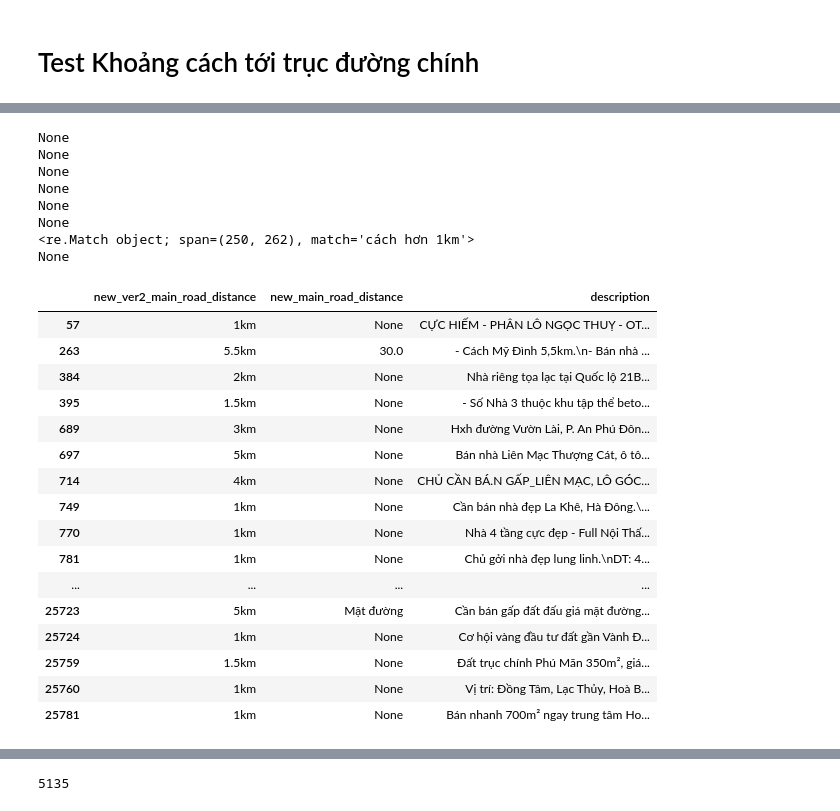
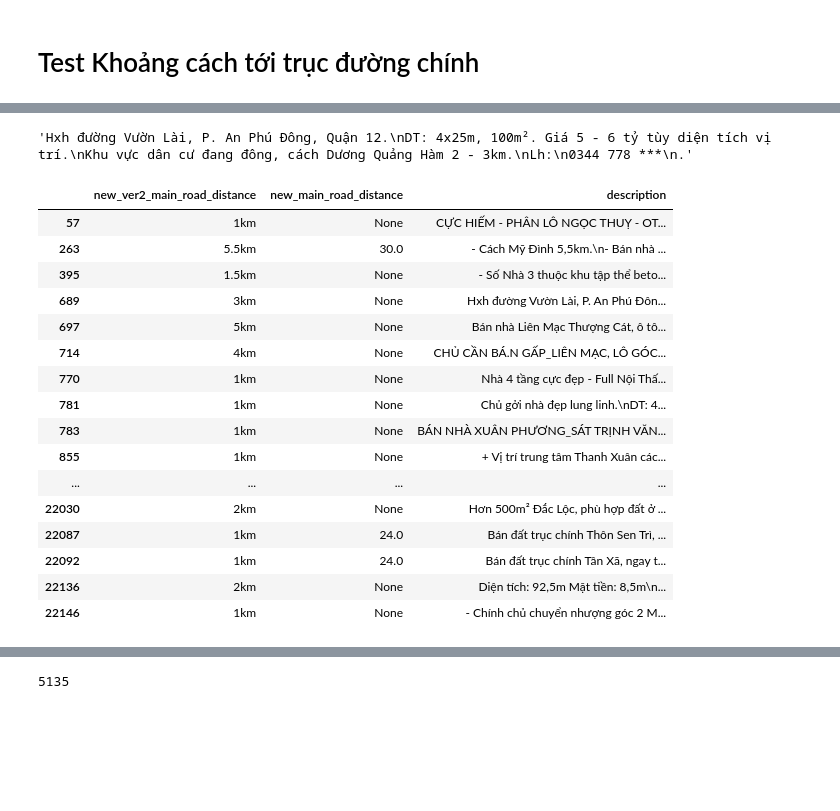
Before and after one commit to PhamMaiLinh-2403/estates-scraping-bds, a Jupyter notebook: test.ipynb, the cells around one changed output, grey strips where cells are left out. Cells and saved outputs as stored; diff of their text form; code cells hidden in the pictures; blank space fills up the shorter version.

```diff
--- a/test.ipynb
+++ b/test.ipynb
@@ -685,57 +699,30 @@ None
-# %%
-des = df.loc[749]['description']
-
-duong = 'đường|phố|mặt đường|mặt phố'
-mattien = 'mp|mặt tiền|mt|nhà|quốc lộ|ql'
-not_road = 'trường|chợ|siêu thị|vincom|aeon|lotte|biển|sông|hồ|bệnh viện|ubnd \
-            |công viên|cv|hẻm|hxh|ngõ|chung cư|cc|vườn|trung tâm|khu đô thị|kđt \
-            |kdt|vinmart|winmart|vin|mall|tttm|bigc|go|gigamall|sân bay|quận|q(?:\d+) \
-            |thành phố|tp|huyện|thị xã|thị trấn|tx'
-
-cach_duong_digit = re.search(rf'cách\s*(?:{duong})\s*(?:(?!\d+(?:[.,]\d+)*k*m)\S+\s*){{0,5}}?\D(\d+(?:[.,]\d+)*k*m)', des.lower())
-cach_not_digit_duong = re.search(rf'cách\s*(?:(?!\d+(?:[.,]\d+)*k*m)(?!{not_road})\S+\s*){{1,7}}?\D(\d+(?:[.,]\d+)*k*m)\s*(?:(?!{not_road})\S+\s*){{0,2}}(?:{duong})\s*', des.lower())
-ra_duong = re.search(rf'\D(\d+(?:[.,]\d+)*k*m)\s*ra\s*(?:{duong})\s*(?:\S+\s+){{0,5}}', des.lower())
-cach_mattien_digit = re.search(rf'cách\s*(?:{mattien})\s*(?:(?!\d+(?:[.,]\d+)*k*m)(?!{not_road})\S+\s*){{1,7}}?\D(\d+(?:[.,]\d+)*k*m)', des.lower())
-cach_not_digit_mattien = re.search(rf'cách\s*(?:(?!\d+(?:[.,]\d+)*k*m)(?!{not_road})\S+\s*){{1,7}}?\D(\d+(?:[.,]\d+)*k*m)\s*(?:(?!{not_road})\S+\s*){{0,2}}(?:{mattien})\s*', des.lower())
-ra_mattien = re.search(rf'\D(\d+(?:[.,]\d+)*k*m)\s*ra\s*(?:{mattien})\s*(?:\S+\s+){{0,5}}', des.lower())
-cach_not_digit_not_forbidden = re.search(rf'cách\s*(?:(?!\d+(?:[.,]\d+)*k*m)(?!{not_road})\S+\s*){{1,7}}\D(\d+(?:[.,]\d+)*k*m)(?!\s*(?:\S+\s*){{0,7}}{not_road})', des.lower())
-ra_digit_not_for = re.search(rf'\D(\d+(?:[,.]\d+)*k*m)\s*ra(?!\s*(?:\S+\s*){{0,7}}{not_road})', des.lower())
-all_patterns = [cach_duong_digit, cach_not_digit_duong, ra_duong, cach_mattien_digit, cach_not_digit_mattien, ra_mattien, cach_not_digit_not_forbidden, ra_digit_not_for]
-
-for pattern in all_patterns:
-    print(pattern)
-# %% [output]
-None
-None
-None
-None
-None
-None
-<re.Match object; span=(250, 262), match='cách hơn 1km'>
-None
+# %%
+df.loc[689]['description']
+# %% [output]
+'Hxh đường Vườn Lài, P. An Phú Đông, Quận 12.\nDT: 4x25m, 100m². Giá 5 - 6 tỷ tùy diện tích vị trí.\nKhu vực dân cư đang đông, cách Dương Quảng Hàm 2 - 3km.\nLh:\n0344 778 ***\n.'
 # %%
 pd.set_option('display.max_colwidth', None)
 pd.set_option('display.max_rows', None)
 
-df[(df['new_ver2_main_road_distance'].str.contains('km')) & (~df['new_ver2_main_road_distance'].isna())][['new_ver2_main_road_distance','new_main_road_distance', 'description']]
+df[(df['new_ver2_main_road_distance'].str.contains('km')) & (~df['new_ver2_main_road_distance'].isna())].iloc[:200][['new_ver2_main_road_distance','new_main_road_distance', 'description']]
 # %% [output]
 |  | new_ver2_main_road_distance | new_main_road_distance | description |
 | 57 | 1km | None | CỰC HIẾM - PHÂN LÔ NGỌC THUỴ - OT... |
 | 263 | 5.5km | 30.0 | - Cách Mỹ Đình 5,5km.\n- Bán nhà ... |
-| 384 | 2km | None | Nhà riêng tọa lạc tại Quốc lộ 21B... |
 | 395 | 1.5km | None | - Số Nhà 3 thuộc khu tập thể beto... |
 | 689 | 3km | None | Hxh đường Vườn Lài, P. An Phú Đôn... |
 | 697 | 5km | None | Bán nhà Liên Mạc Thượng Cát, ô tô... |
 | 714 | 4km | None | CHỦ CẦN BÁ.N GẤP_LIÊN MẠC, LÔ GÓC... |
-| 749 | 1km | None | Cần bán nhà đẹp La Khê, Hà Đông.\... |
 | 770 | 1km | None | Nhà 4 tầng cực đẹp - Full Nội Thấ... |
 | 781 | 1km | None | Chủ gởi nhà đẹp lung linh.\nDT: 4... |
+| 783 | 1km | None | BÁN NHÀ XUÂN PHƯƠNG_SÁT TRỊNH VĂN... |
+| 855 | 1km | None | + Vị trí trung tâm Thanh Xuân các... |
 | ... | ... | ... | ... |
-| 25723 | 5km | Mặt đường | Cần bán gấp đất đấu giá mặt đường... |
-| 25724 | 1km | None | Cơ hội vàng đầu tư đất gần Vành Đ... |
-| 25759 | 1.5km | None | Đất trục chính Phú Mãn 350m², giá... |
-| 25760 | 1km | None | Vị trí: Đồng Tâm, Lạc Thủy, Hoà B... |
-| 25781 | 1km | None | Bán nhanh 700m² ngay trung tâm Ho... |
+| 22030 | 2km | None | Hơn 500m² Đắc Lộc, phù hợp đất ở ... |
+| 22087 | 1km | 24.0 | Bán đất trục chính Thôn Sen Trì, ... |
+| 22092 | 1km | 24.0 | Bán đất trục chính Tân Xã, ngay t... |
+| 22136 | 2km | None | Diện tích: 92,5m Mặt tiền: 8,5m\n... |
+| 22146 | 1km | None | - Chính chủ chuyển nhượng góc 2 M... |
 # %% [markdown]
 Đúng:
 - 57: cách cầu long biên hơn 1km
```
Also changed, not shown: parts of 7 cells of this notebook.
